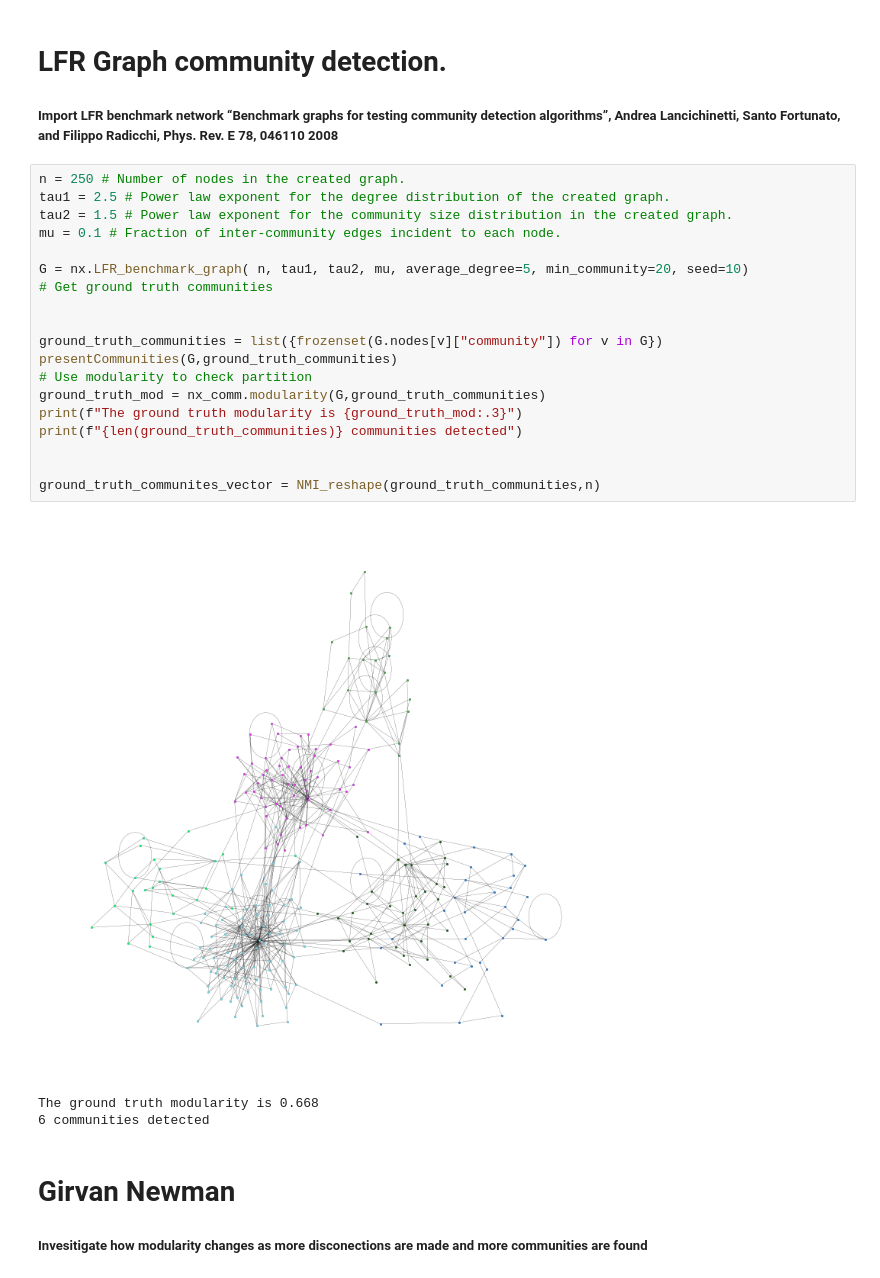
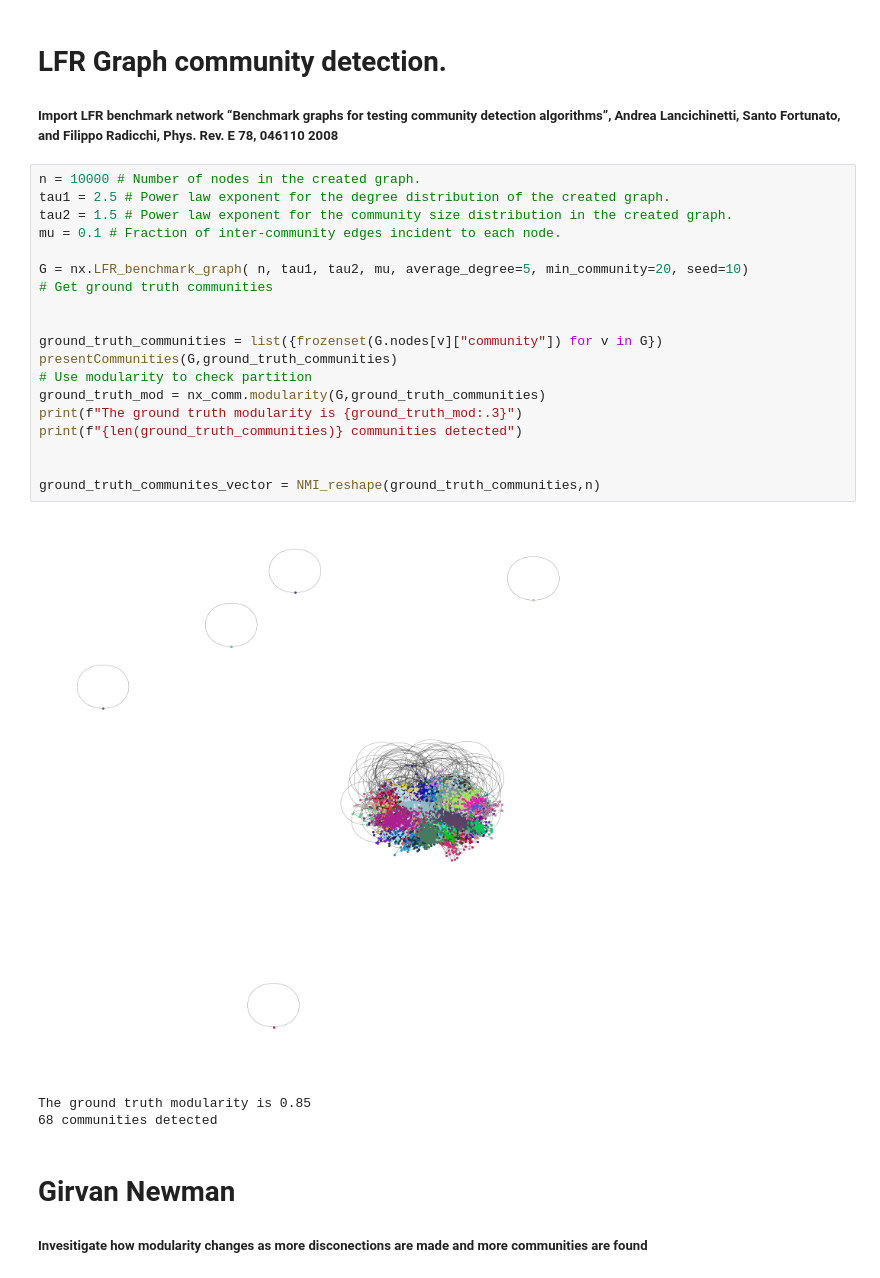
Before and after one commit to ozkilim/biological_community_detection, a Jupyter notebook: Processing/LFR.ipynb, the cells around one changed output. Saved outputs shown, nothing was run; the diff lists cells and outputs as text.

```diff
--- a/Processing/LFR.ipynb
+++ b/Processing/LFR.ipynb
@@ -16,28 +17,28 @@ from utils import *
 # LFR Graph community detection.
 #####  Import LFR benchmark network “Benchmark graphs for testing community detection algorithms”, Andrea Lancichinetti, Santo Fortunato, and Filippo Radicchi, Phys. Rev. E 78, 046110 2008
 # %%
-n = 250 # Number of nodes in the created graph.
+n = 10000 # Number of nodes in the created graph.
 tau1 = 2.5 # Power law exponent for the degree distribution of the created graph.
 tau2 = 1.5 # Power law exponent for the community size distribution in the created graph.
 mu = 0.1 # Fraction of inter-community edges incident to each node.
 
 G = nx.LFR_benchmark_graph( n, tau1, tau2, mu, average_degree=5, min_community=20, seed=10)
 # Get ground truth communities
 
 
 ground_truth_communities = list({frozenset(G.nodes[v]["community"]) for v in G})
 presentCommunities(G,ground_truth_communities)
 # Use modularity to check partition
 ground_truth_mod = nx_comm.modularity(G,ground_truth_communities)
 print(f"The ground truth modularity is {ground_truth_mod:.3}")
 print(f"{len(ground_truth_communities)} communities detected")
 
 
 ground_truth_communites_vector = NMI_reshape(ground_truth_communities,n)
 # %% [output]
-[figure, old version]
+[figure, new version]
-The ground truth modularity is 0.668
-6 communities detected
+The ground truth modularity is 0.85
+68 communities detected
 # %% [markdown]
 # Girvan Newman
 ##### Invesitigate how modularity changes as more disconections are made and more communities are found
```
Also changed, not shown: parts of 4 cells of this notebook, 4 other files.
